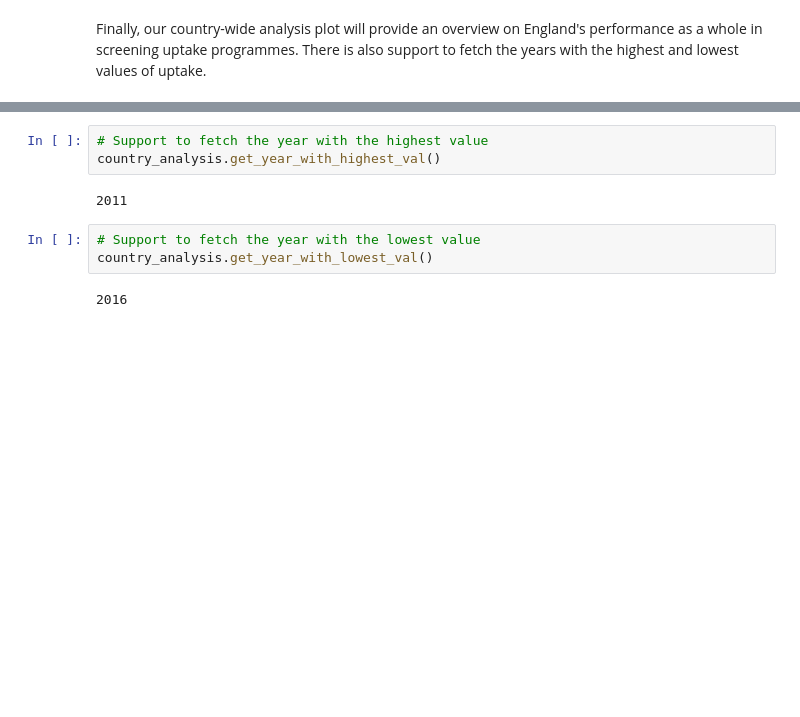
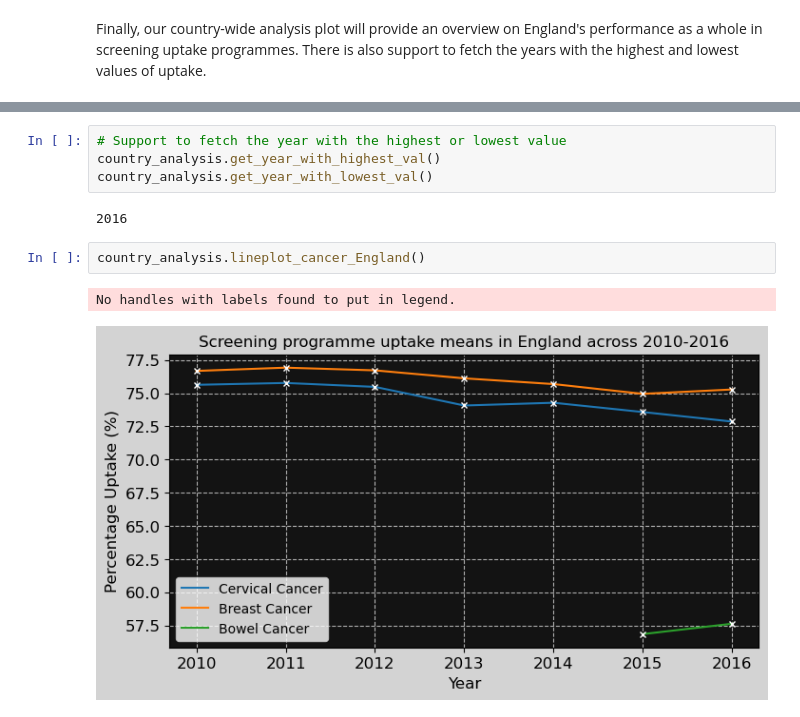
Before and after one commit to mangotangochick/visualisation-tools-for-screening, a Jupyter notebook: visualisation_package/vis_tools/demo.ipynb, the cells around one changed output, grey strips where cells are left out. Drawn from its saved outputs; the diff is of its cells as text; blank space fills up the shorter version.

Commit message:
Country Analysis changes
Support to compare between screening services

```diff
--- a/visualisation_package/vis_tools/demo.ipynb
+++ b/visualisation_package/vis_tools/demo.ipynb
@@ -193,12 +193,13 @@ No handles with labels found to put in legend.
 highest_year = 2011
 lowest_year = 2016
 # %%
-# Support to fetch the year with the highest value
+# Support to fetch the year with the highest or lowest value
 country_analysis.get_year_with_highest_val()
+country_analysis.get_year_with_lowest_val()
 # %% [output]
-2011
+2016
-# %%
-# Support to fetch the year with the lowest value
-country_analysis.get_year_with_lowest_val()
-# %% [output]
-2016
+# %%
+country_analysis.lineplot_cancer_England()
+# %% [output]
+No handles with labels found to put in legend.
+[figure, added]
```
Also changed, not shown: parts of 1 cell of this notebook, 1 other file.
